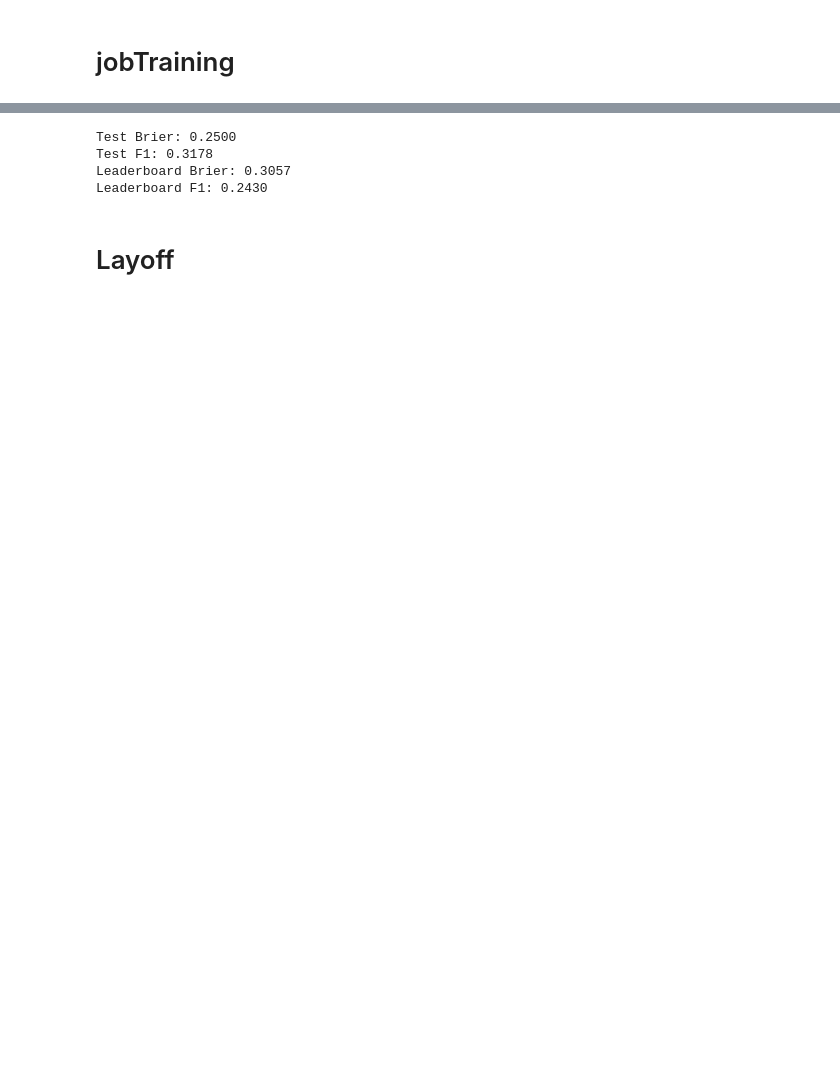
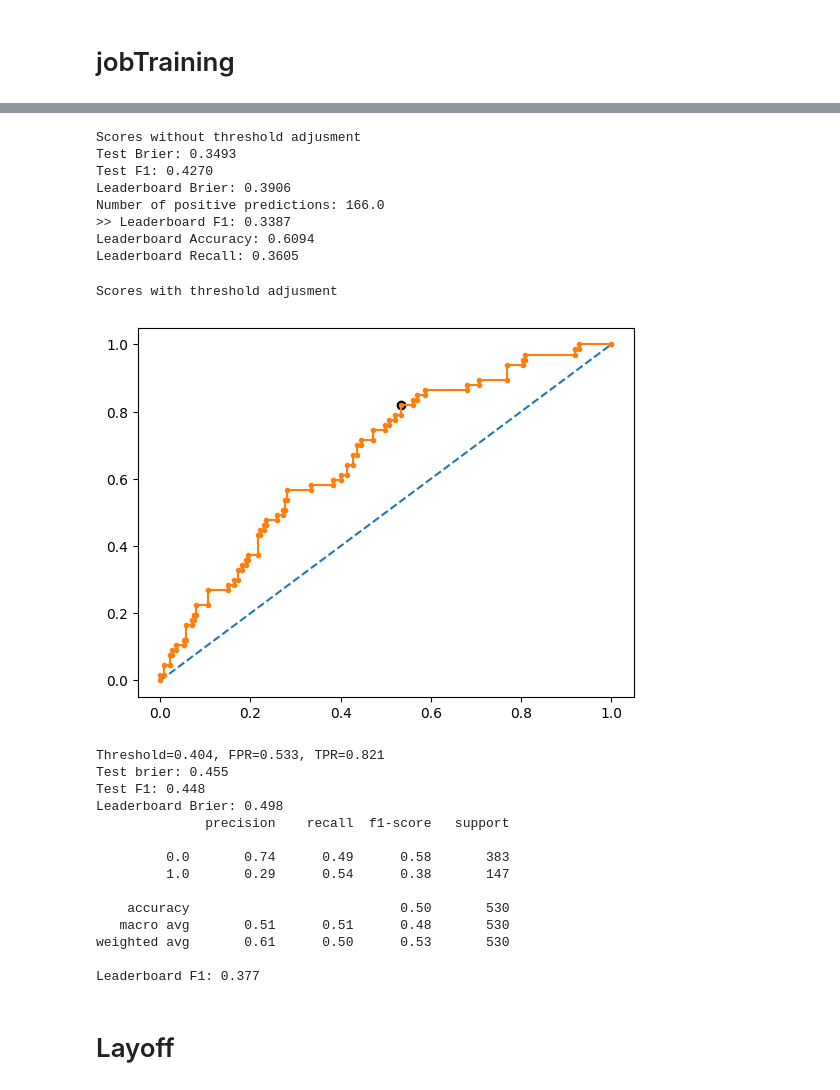
Before and after one commit to belisards/ff_applied_ml, a Jupyter notebook: code/03-model-lightgbm.ipynb, the cells around one changed output, grey strips where cells are left out. Drawn from its saved outputs; the diff is of its cells as text; code cells hidden in the pictures; blank space fills up the shorter version.

```diff
--- a/code/03-model-lightgbm.ipynb
+++ b/code/03-model-lightgbm.ipynb
@@ -191,10 +204,33 @@ N. of ordinal features: 135
 # %%
-score_model(model_job, 'jobTraining', test, leaderboard, holdout=None, classifier=True)
+score_model(model_job, target='jobTraining', test=test, leaderboard=leaderboard, holdout=None, classifier=True)
 # %% [output]
-Test Brier: 0.2500
-Test F1: 0.3178
-Leaderboard Brier: 0.3057
-Leaderboard F1: 0.2430
+Scores without threshold adjusment
+Test Brier: 0.3493
+Test F1: 0.4270
+Leaderboard Brier: 0.3906
+Number of positive predictions: 166.0
+>> Leaderboard F1: 0.3387
+Leaderboard Accuracy: 0.6094
+Leaderboard Recall: 0.3605
+# %%
+score_classifier(model_job, target='jobTraining', test=test, leaderboard=leaderboard, holdout=None)
+# %% [output]
+Scores with threshold adjusment
+[figure, added]
+Threshold=0.404, FPR=0.533, TPR=0.821
+Test brier: 0.455
+Test F1: 0.448
+Leaderboard Brier: 0.498
+              precision    recall  f1-score   support
+
+         0.0       0.74      0.49      0.58       383
+         1.0       0.29      0.54      0.38       147
+
+    accuracy                           0.50       530
+   macro avg       0.51      0.51      0.48       530
+weighted avg       0.61      0.50      0.53       530
+
+Leaderboard F1: 0.377
 # %% [markdown]
 # Layoff
 # %%
```
Also changed, not shown: parts of 20 cells of this notebook, 6 other files.
